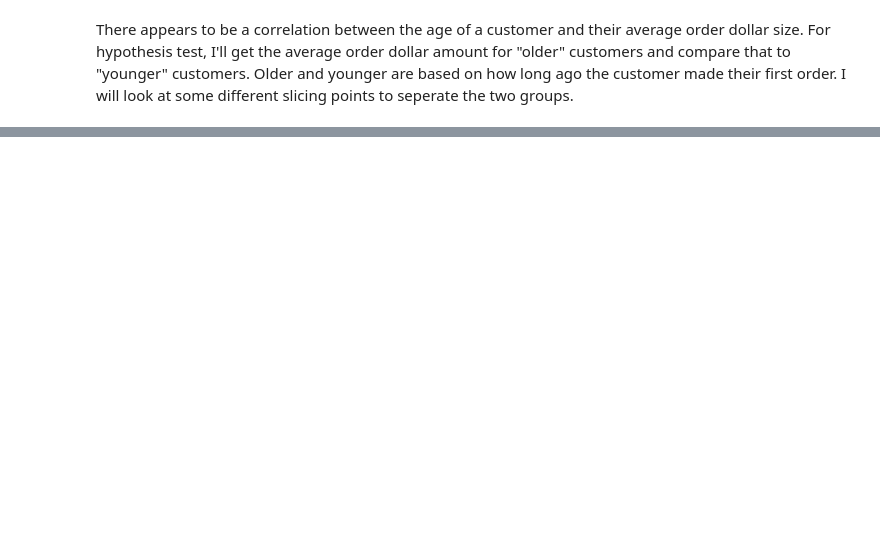
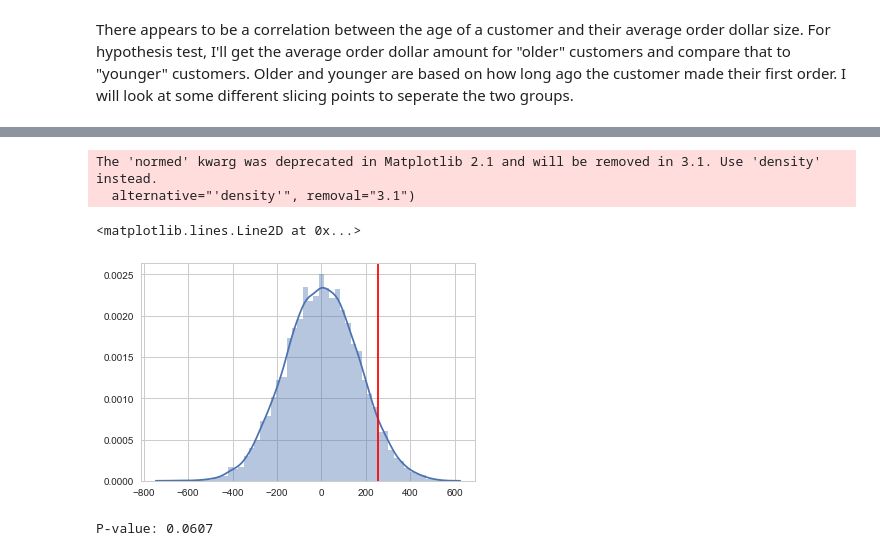
Before and after one commit to giorosati/dsc-2-final-project-online-ds-pt-100118, a Jupyter notebook: northwind_v3.ipynb, the cells around one changed output, grey strips where cells are left out. Drawn from its saved outputs; the diff is of its cells as text; code cells hidden in the pictures; blank space fills up the shorter version.

```diff
--- a/northwind_v3.ipynb
+++ b/northwind_v3.ipynb
@@ -870,12 +1053,0 @@ temp.head(10)
-# %%
-#drop customers with less than 2 orders - only one
-customers_temp = customers.loc[customers['orders_count'] > 1]
-len(customers_temp)
-# %%
-# re-normalize customer_age
-x = customers_temp[['scaled_customer_age']].values.astype(float)
-min_max_scaler = preprocessing.MinMaxScaler()
-x_scaled = min_max_scaler.fit_transform(x)
-
-# customers_temp['scaled_customer_age'] = x_scaled
-customers_temp.loc[:,'scaled_customer_age'] = x_scaled
@@ -920,14 +1140,26 @@ print("Treatment mean minus control mean =", actual_difference)
 # %%
-permutation_list = permutation_samples(customers_temp, 10000, 44, 'order_avg')
+# run the permutation samples function and plot the distribution
+number_of_trials = 10000
+treatment_size = 44
+column = 'order_avg'
+
+permutation_list = permutation_samples(customers_temp, number_of_trials, treatment_size, column)
 
 sns.distplot(permutation_list)
 plt.axvline(actual_difference, color='red')
+# %% [output]
+The 'normed' kwarg was deprecated in Matplotlib 2.1 and will be removed in 3.1. Use 'density' instead.
+  alternative="'density'", removal="3.1")
+<matplotlib.lines.Line2D at 0x...>
+[figure, added]
 # %%
 # calculate p-value
 floats = np.array(permutation_list)
-count = sum(1 for i in floats if i > 222.74)
+count = sum(1 for i in floats if i > 254.62)
 p_value = count/10000
-print('P-value:', p_value)
+print('P-value splitting customers in 1/2 by age:', p_value)
+# %% [output]
+P-value: 0.0607
 # %%
 # look at the difference between mean order amounts - divide at oldest 25%
 control_mean = np.mean(customers_temp[customers_temp['oldest_25pct'] == False]['order_avg'])
```
Also changed, not shown: parts of 108 cells of this notebook.
